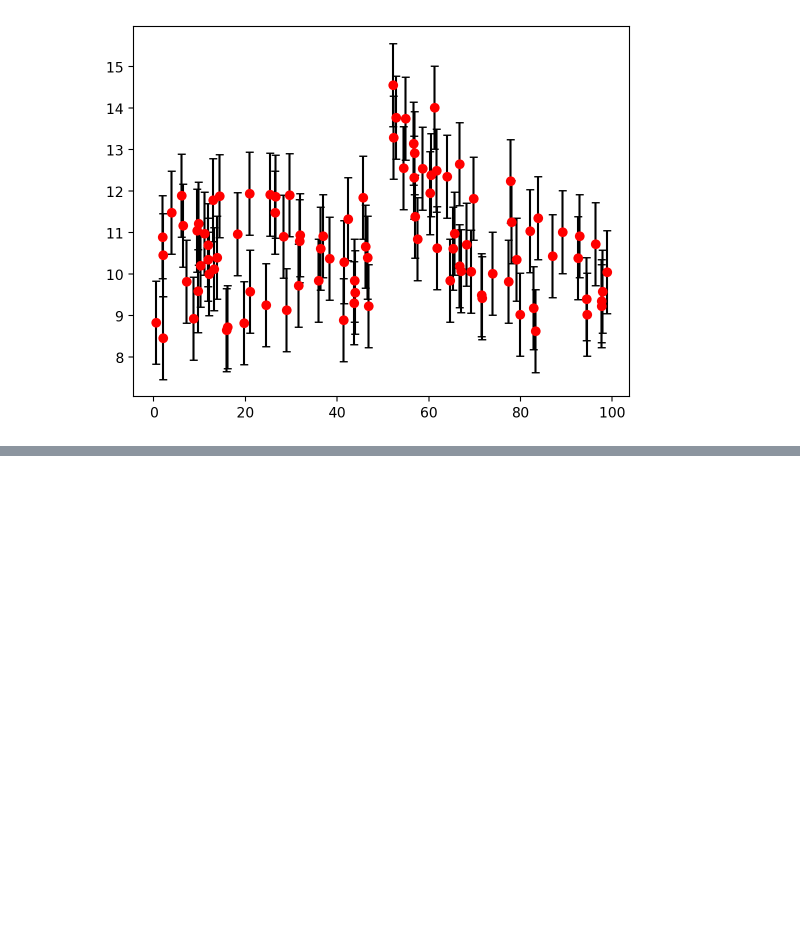
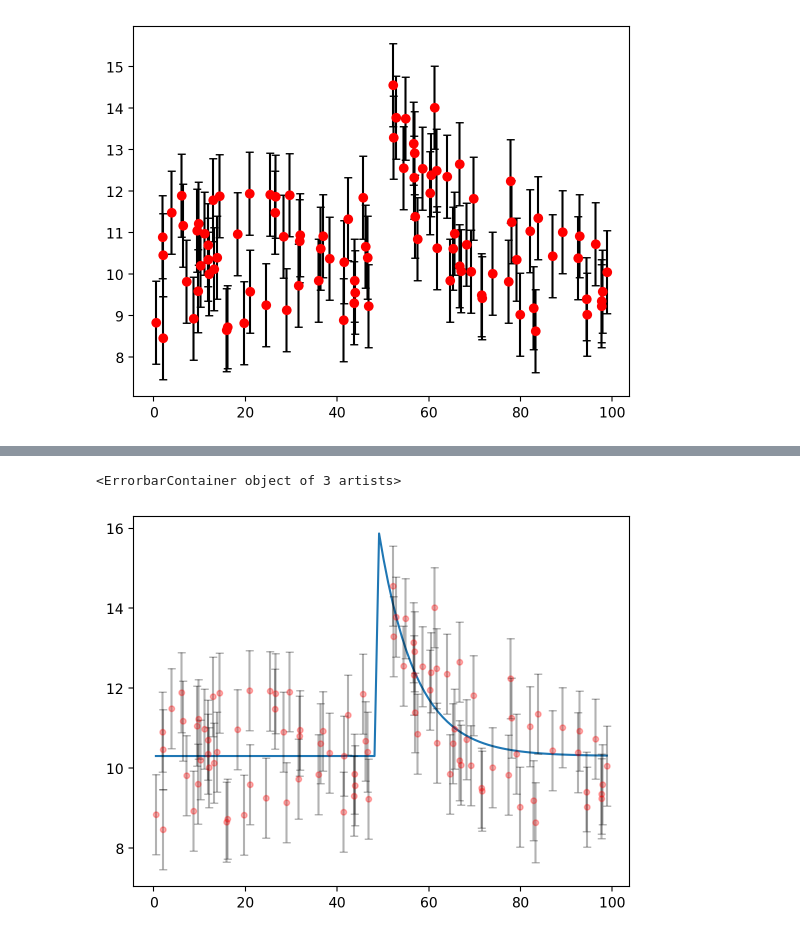
Before and after one commit to Matthew01-crypto/astrostatistics_bicocca_2025, a Jupyter notebook: lectures/Executives/Emcee training (L11).ipynb, the cells around one changed output, grey strips where cells are left out. Drawn from its saved outputs; the diff is of its cells as text; code cells hidden in the pictures; blank space fills up the shorter version.

```diff
--- a/lectures/Executives/Emcee training (L11).ipynb
+++ b/lectures/Executives/Emcee training (L11).ipynb
@@ -199,0 +195,7 @@ Acceptance fraction: 0.5367999999999999
+# %%
+mean_params = np.mean(params, axis = 0)
+plt.plot(x , f(mean_params[0], mean_params[1] , mean_params[2], mean_params[3], x))
+plt.errorbar(data[: , 0], data[: , 1], data[: , 2] ,fmt='ro', ecolor='black', capsize=3 , markersize = 4 , alpha = 0.3)
+# %% [output]
+<ErrorbarContainer object of 3 artists>
+[figure, added]
```
Also changed, not shown: parts of 12 cells of this notebook, 2 other files.
